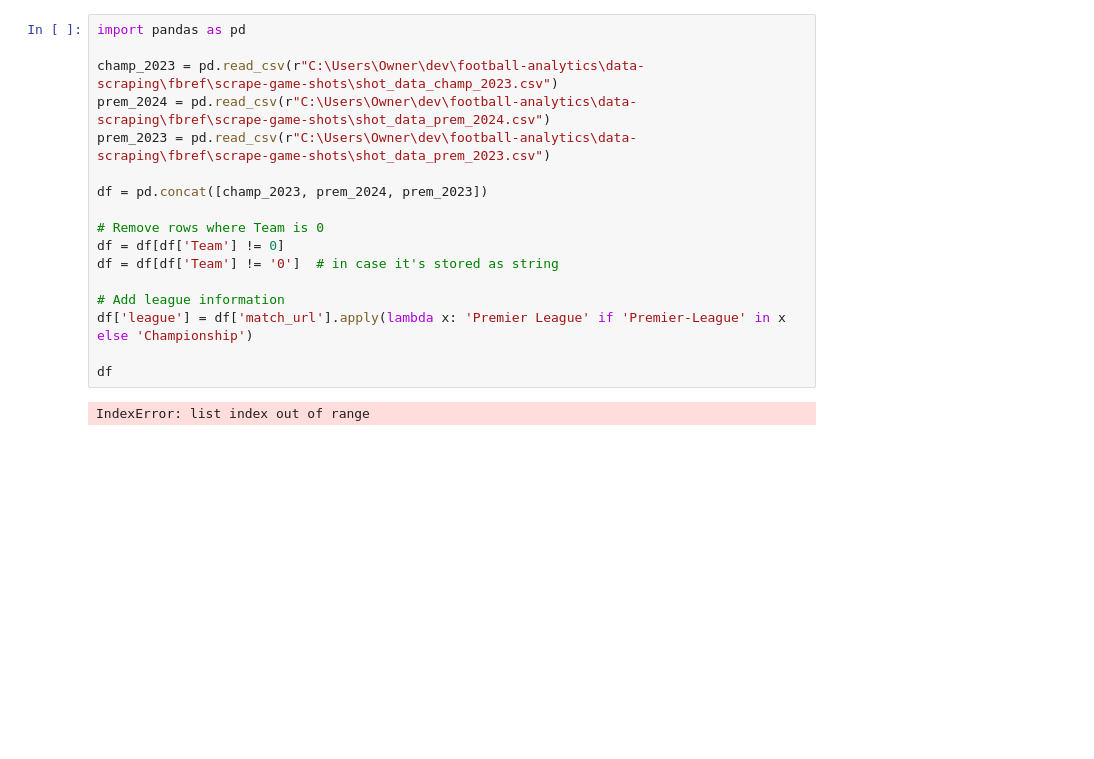
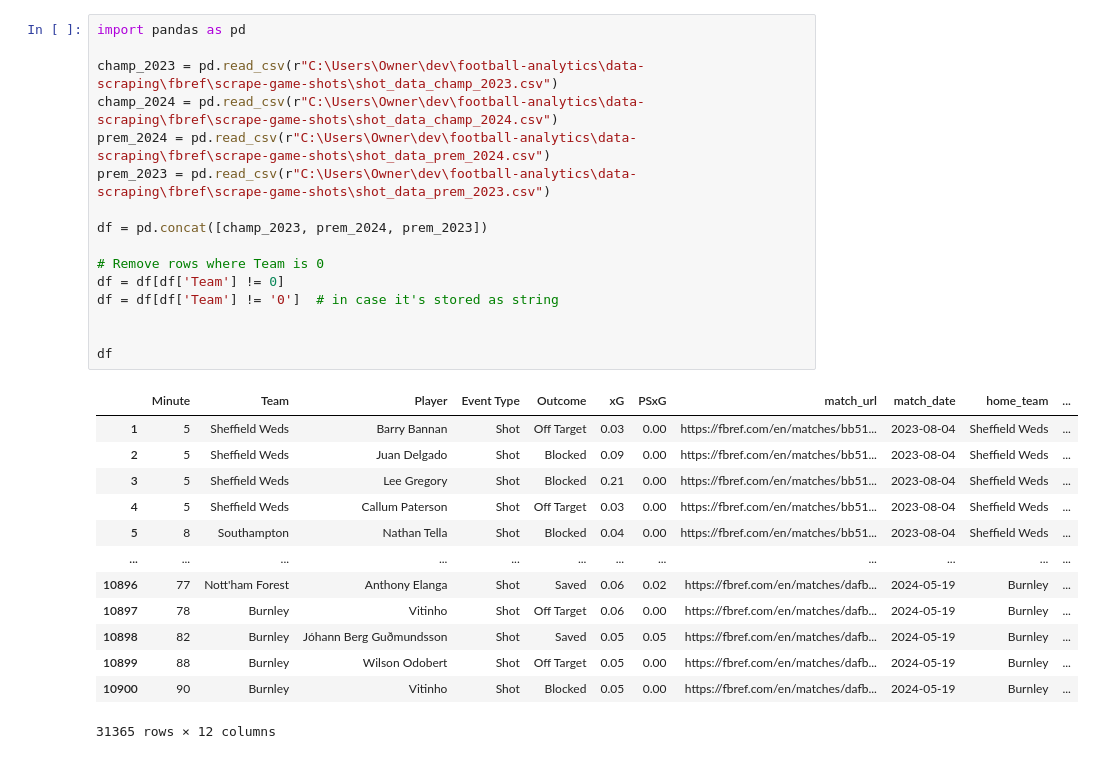
Before and after one commit to louis-porter/football-analytics, a Jupyter notebook: data-scraping/fbref/scrape-game-shots/merge_files.ipynb, the cells around one changed output. Drawn from its saved outputs; the diff is of its cells as text; blank space fills up the shorter version.

```diff
--- a/data-scraping/fbref/scrape-game-shots/merge_files.ipynb
+++ b/data-scraping/fbref/scrape-game-shots/merge_files.ipynb
@@ -1,19 +1,30 @@
 # %%
 import pandas as pd
 
 champ_2023 = pd.read_csv(r"C:\Users\Owner\dev\football-analytics\data-scraping\fbref\scrape-game-shots\shot_data_champ_2023.csv")
+champ_2024 = pd.read_csv(r"C:\Users\Owner\dev\football-analytics\data-scraping\fbref\scrape-game-shots\shot_data_champ_2024.csv")
 prem_2024 = pd.read_csv(r"C:\Users\Owner\dev\football-analytics\data-scraping\fbref\scrape-game-shots\shot_data_prem_2024.csv")
 prem_2023 = pd.read_csv(r"C:\Users\Owner\dev\football-analytics\data-scraping\fbref\scrape-game-shots\shot_data_prem_2023.csv")
 
 df = pd.concat([champ_2023, prem_2024, prem_2023])
 
 # Remove rows where Team is 0
 df = df[df['Team'] != 0]
 df = df[df['Team'] != '0']  # in case it's stored as string
 
-# Add league information
-df['league'] = df['match_url'].apply(lambda x: 'Premier League' if 'Premier-League' in x else 'Championship')
 
 df
 # %% [output]
+|  | Minute | Team | Player | Event Type | Outcome | xG | PSxG | match_url | match_date | home_team | ... |
+| 1 | 5 | Sheffield Weds | Barry Bannan | Shot | Off Target | 0.03 | 0.00 | https://fbref.com/en/matches/bb51... | 2023-08-04 | Sheffield Weds | ... |
+| 2 | 5 | Sheffield Weds | Juan Delgado | Shot | Blocked | 0.09 | 0.00 | https://fbref.com/en/matches/bb51... | 2023-08-04 | Sheffield Weds | ... |
+| 3 | 5 | Sheffield Weds | Lee Gregory | Shot | Blocked | 0.21 | 0.00 | https://fbref.com/en/matches/bb51... | 2023-08-04 | Sheffield Weds | ... |
+| 4 | 5 | Sheffield Weds | Callum Paterson | Shot | Off Target | 0.03 | 0.00 | https://fbref.com/en/matches/bb51... | 2023-08-04 | Sheffield Weds | ... |
+| 5 | 8 | Southampton | Nathan Tella | Shot | Blocked | 0.04 | 0.00 | https://fbref.com/en/matches/bb51... | 2023-08-04 | Sheffield Weds | ... |
+| ... | ... | ... | ... | ... | ... | ... | ... | ... | ... | ... | ... |
+| 10896 | 77 | Nott'ham Forest | Anthony Elanga | Shot | Saved | 0.06 | 0.02 | https://fbref.com/en/matches/dafb... | 2024-05-19 | Burnley | ... |
+| 10897 | 78 | Burnley | Vitinho | Shot | Off Target | 0.06 | 0.00 | https://fbref.com/en/matches/dafb... | 2024-05-19 | Burnley | ... |
+| 10898 | 82 | Burnley | Jóhann Berg Guðmundsson | Shot | Saved | 0.05 | 0.05 | https://fbref.com/en/matches/dafb... | 2024-05-19 | Burnley | ... |
+| 10899 | 88 | Burnley | Wilson Odobert | Shot | Off Target | 0.05 | 0.00 | https://fbref.com/en/matches/dafb... | 2024-05-19 | Burnley | ... |
+| 10900 | 90 | Burnley | Vitinho | Shot | Blocked | 0.05 | 0.00 | https://fbref.com/en/matches/dafb... | 2024-05-19 | Burnley | ... |
-IndexError: list index out of range
+31365 rows × 12 columns
```
Also changed, not shown: parts of 2 cells of this notebook, 9 other files.
